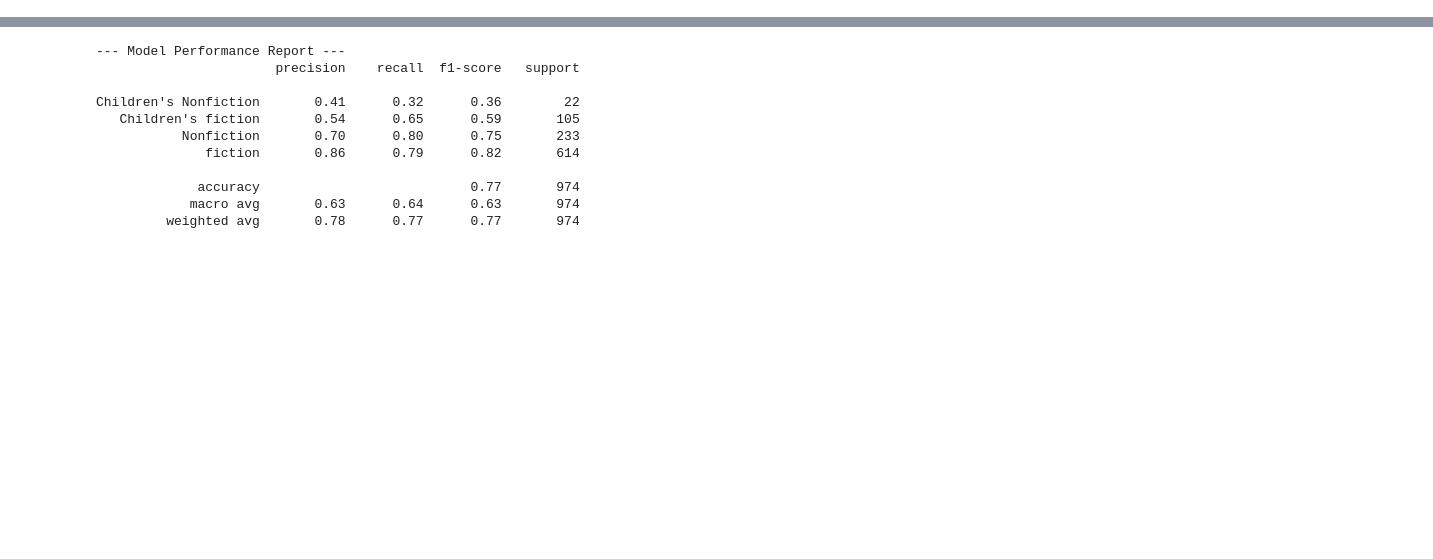
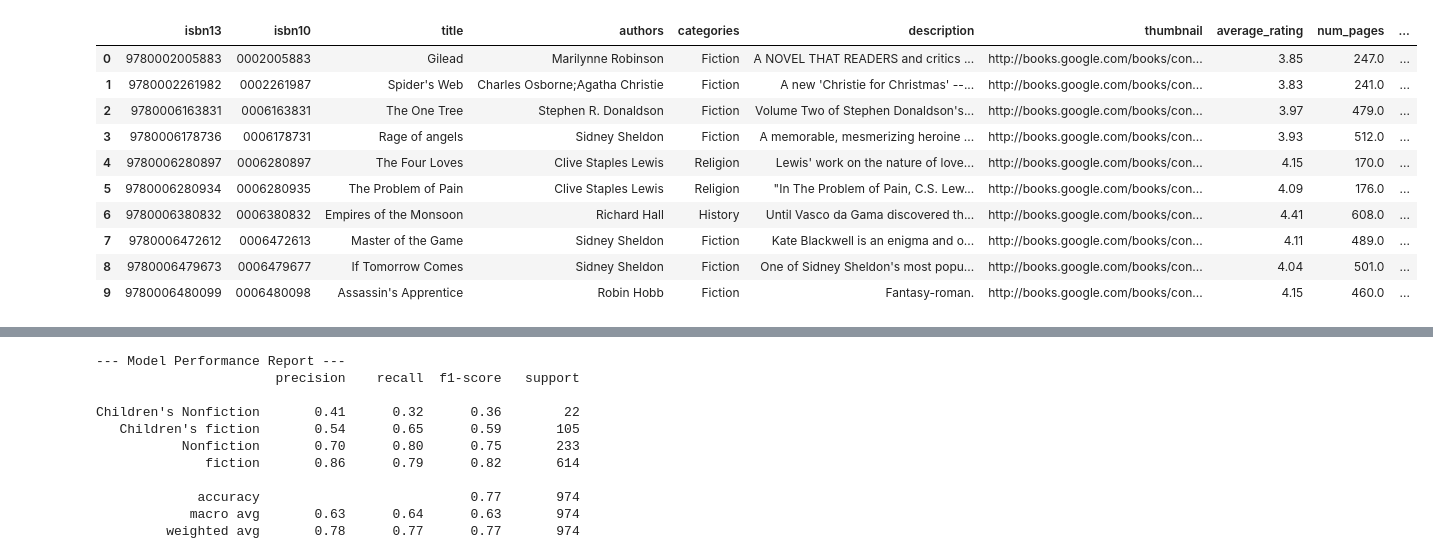
Before and after one commit to jnahMoch/revisedBookRecommender, a Jupyter notebook: Books_categorizing.ipynb, the cells around one changed output, grey strips where cells are left out. Drawn from its saved outputs; the diff is of its cells as text; code cells hidden in the pictures; blank space fills up the shorter version.

```diff
--- a/Books_categorizing.ipynb
+++ b/Books_categorizing.ipynb
@@ -8,3 +3,26 @@ booksdf = pd.read_csv("cleaned_books_dataset.csv")
+# %%
+import pandas as pd
+from sklearn.model_selection import train_test_split
+from sklearn.feature_extraction.text import TfidfVectorizer
+from sklearn.linear_model import LogisticRegression
+from sklearn.metrics import classification_report
+
+booksdf = pd.read_csv("cleaned_books_dataset.csv")
+booksdf['cleaned_description'] = booksdf['cleaned_description'].fillna('')
+
+booksdf.head(10)
+# %% [output]
+|  | isbn13 | isbn10 | title | authors | categories | description | thumbnail | average_rating | num_pages | ... |
+| 0 | 9780002005883 | 0002005883 | Gilead | Marilynne Robinson | Fiction | A NOVEL THAT READERS and critics ... | http://books.google.com/books/con... | 3.85 | 247.0 | ... |
+| 1 | 9780002261982 | 0002261987 | Spider's Web | Charles Osborne;Agatha Christie | Fiction | A new 'Christie for Christmas' --... | http://books.google.com/books/con... | 3.83 | 241.0 | ... |
+| 2 | 9780006163831 | 0006163831 | The One Tree | Stephen R. Donaldson | Fiction | Volume Two of Stephen Donaldson's... | http://books.google.com/books/con... | 3.97 | 479.0 | ... |
+| 3 | 9780006178736 | 0006178731 | Rage of angels | Sidney Sheldon | Fiction | A memorable, mesmerizing heroine ... | http://books.google.com/books/con... | 3.93 | 512.0 | ... |
+| 4 | 9780006280897 | 0006280897 | The Four Loves | Clive Staples Lewis | Religion | Lewis' work on the nature of love... | http://books.google.com/books/con... | 4.15 | 170.0 | ... |
+| 5 | 9780006280934 | 0006280935 | The Problem of Pain | Clive Staples Lewis | Religion | "In The Problem of Pain, C.S. Lew... | http://books.google.com/books/con... | 4.09 | 176.0 | ... |
+| 6 | 9780006380832 | 0006380832 | Empires of the Monsoon | Richard Hall | History | Until Vasco da Gama discovered th... | http://books.google.com/books/con... | 4.41 | 608.0 | ... |
+| 7 | 9780006472612 | 0006472613 | Master of the Game | Sidney Sheldon | Fiction | Kate Blackwell is an enigma and o... | http://books.google.com/books/con... | 4.11 | 489.0 | ... |
+| 8 | 9780006479673 | 0006479677 | If Tomorrow Comes | Sidney Sheldon | Fiction | One of Sidney Sheldon's most popu... | http://books.google.com/books/con... | 4.04 | 501.0 | ... |
+| 9 | 9780006480099 | 0006480098 | Assassin's Apprentice | Robin Hobb | Fiction | Fantasy-roman. | http://books.google.com/books/con... | 4.15 | 460.0 | ... |
 # %%
 booksdf.info()
 # %% [output]
```
Also changed, not shown: parts of 10 cells of this notebook.
